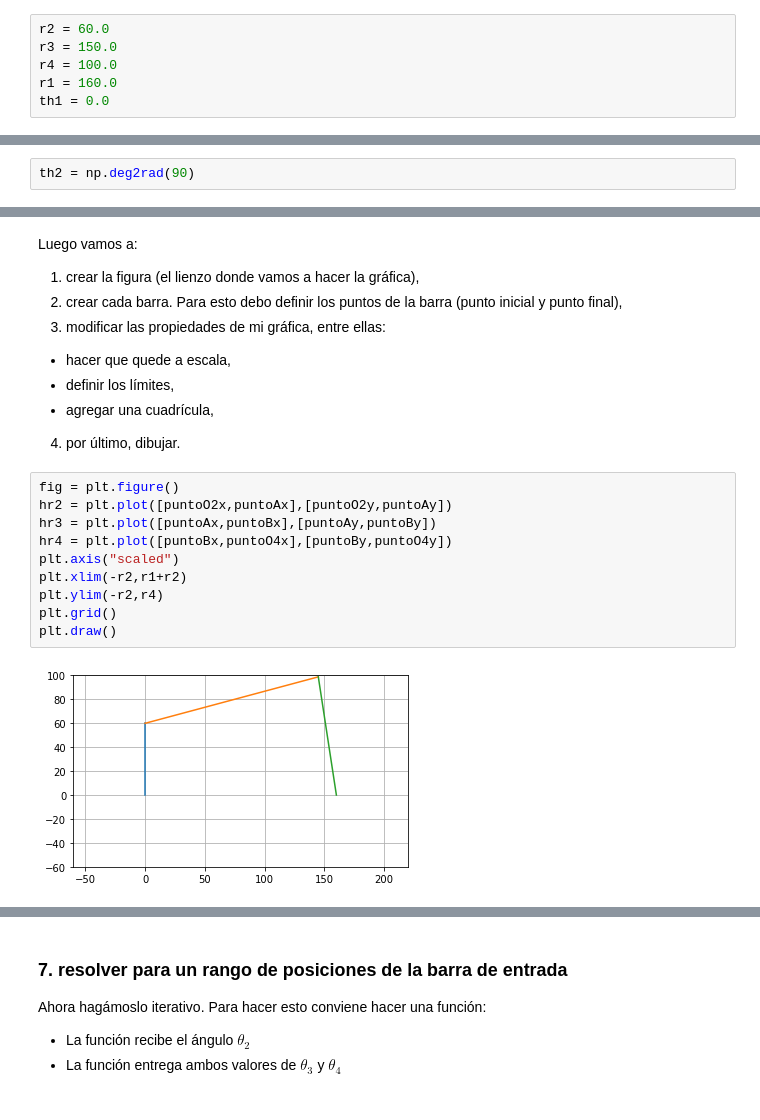
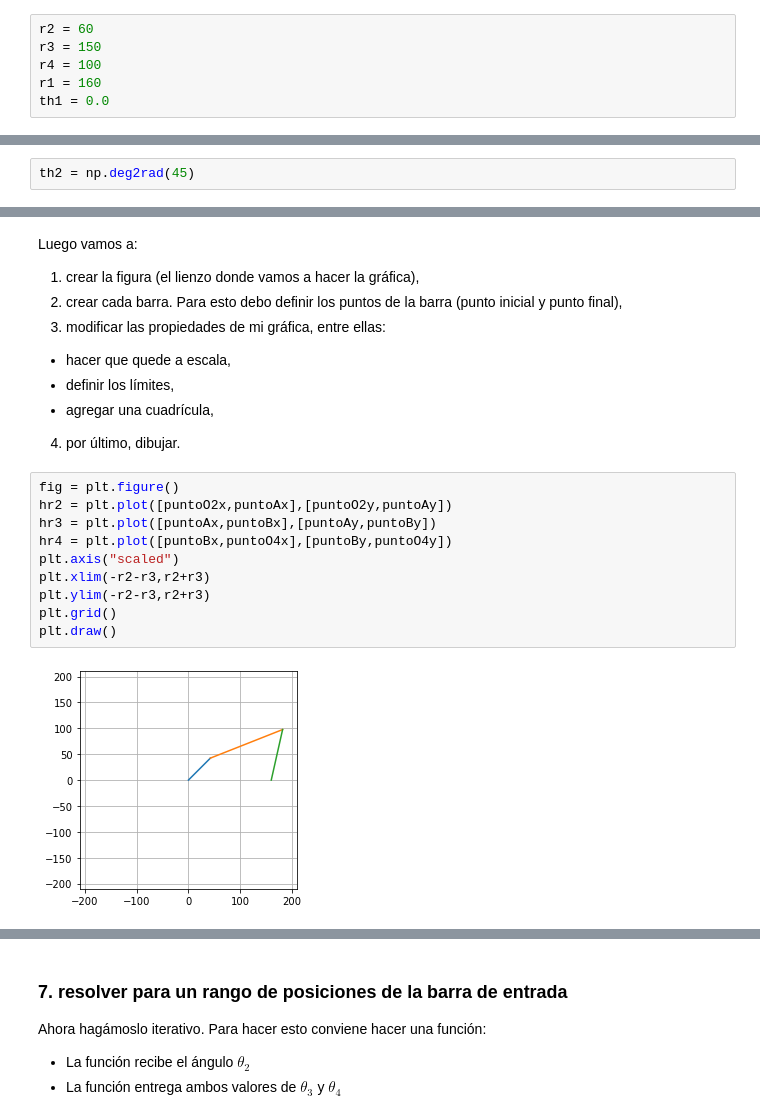
Before and after one commit to luismiguelaristi/MecanismosPythonUPB, a Jupyter notebook: ManivelaBalancin/ManivelaBalancin_MetodoAnalitico.ipynb, the cells around one changed output, grey strips where cells are left out. Drawn from its saved outputs; the diff is of its cells as text.

```diff
--- a/ManivelaBalancin/ManivelaBalancin_MetodoAnalitico.ipynb
+++ b/ManivelaBalancin/ManivelaBalancin_MetodoAnalitico.ipynb
@@ -30,15 +30,15 @@ import matplotlib.pyplot as plt
 # %% [markdown]
 ### 2. definir parámetros
 # %%
-r2 = 60.0
-r3 = 150.0
-r4 = 100.0
-r1 = 160.0
+r2 = 60
+r3 = 150
+r4 = 100
+r1 = 160
 th1 = 0.0
 # %% [markdown]
 ### 3. definir valor para variable de entrada
 # %%
-th2 = np.deg2rad(90)
+th2 = np.deg2rad(45)
 # %% [markdown]
 ### 4. implementar ecuaciones
 # %%
@@ -144,12 +144,12 @@ Luego vamos a:
 # %%
 fig = plt.figure()
 hr2 = plt.plot([puntoO2x,puntoAx],[puntoO2y,puntoAy])
 hr3 = plt.plot([puntoAx,puntoBx],[puntoAy,puntoBy])
 hr4 = plt.plot([puntoBx,puntoO4x],[puntoBy,puntoO4y])
 plt.axis("scaled")
-plt.xlim(-r2,r1+r2)
-plt.ylim(-r2,r4)
+plt.xlim(-r2-r3,r2+r3)
+plt.ylim(-r2-r3,r2+r3)
 plt.grid()
 plt.draw()
 # %% [output]
-[figure, old version]
+[figure, new version]
```
Also changed, not shown: parts of 6 cells of this notebook, 3 other files.
